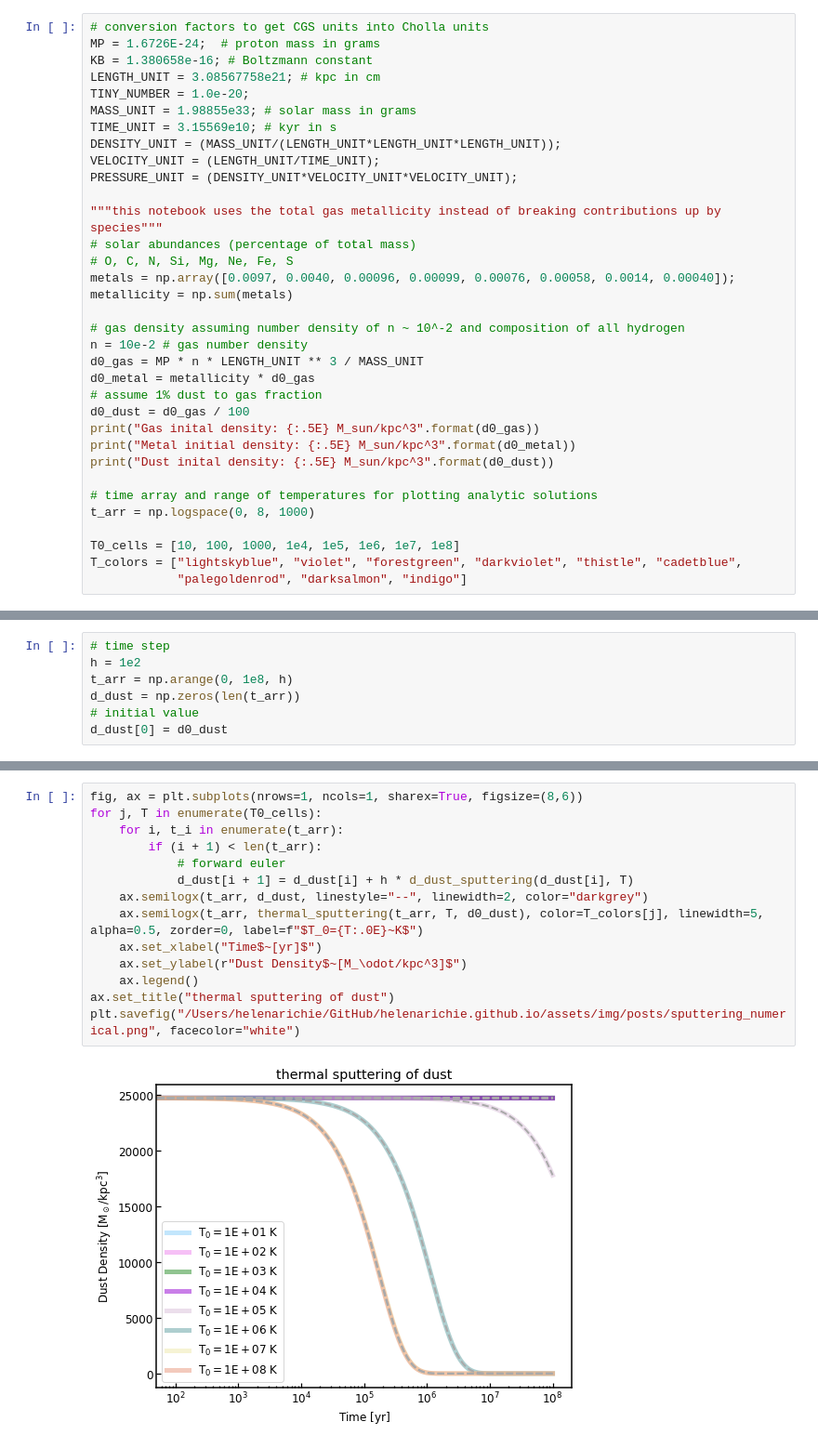
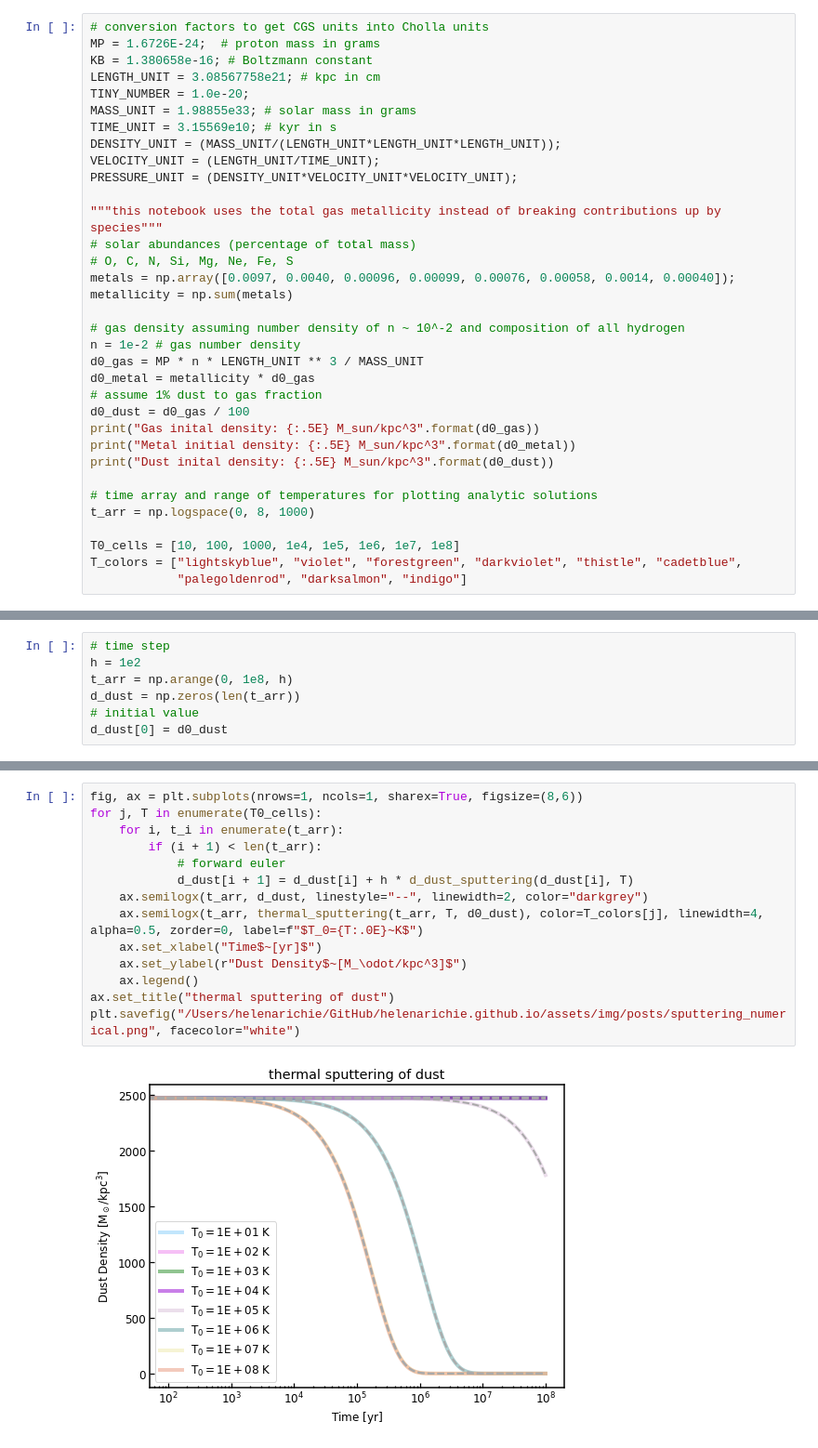
Before and after one commit to helenarichie/my_scripts, a Jupyter notebook: cholla/dust_model/numerical_solution_sputtering.ipynb, the cells around one changed output, grey strips where cells are left out. Shown: that part at 93% size. Saved outputs shown, nothing was run; the diff lists cells and outputs as text.

```diff
--- a/cholla/dust_model/numerical_solution_sputtering.ipynb
+++ b/cholla/dust_model/numerical_solution_sputtering.ipynb
@@ -43,7 +43,7 @@ metals = np.array([0.0097, 0.0040, 0.00096, 0.00099, 0.00076, 0.00058, 0.0014, 0
 metallicity = np.sum(metals)
 
 # gas density assuming number density of n ~ 10^-2 and composition of all hydrogen
-n = 10e-2 # gas number density
+n = 1e-2 # gas number density
 d0_gas = MP * n * LENGTH_UNIT ** 3 / MASS_UNIT
 d0_metal = metallicity * d0_gas
 # assume 1% dust to gas fraction
@@ -114,16 +114,16 @@ plt.savefig("/Users/helenarichie/GitHub/helenarichie.github.io/assets/img/posts/
 # %%
 fig, ax = plt.subplots(nrows=1, ncols=1, sharex=True, figsize=(8,6))
 for j, T in enumerate(T0_cells):
     for i, t_i in enumerate(t_arr):
         if (i + 1) < len(t_arr):
             # forward euler
             d_dust[i + 1] = d_dust[i] + h * d_dust_sputtering(d_dust[i], T)
     ax.semilogx(t_arr, d_dust, linestyle="--", linewidth=2, color="darkgrey")
-    ax.semilogx(t_arr, thermal_sputtering(t_arr, T, d0_dust), color=T_colors[j], linewidth=5, alpha=0.5, zorder=0, label=f"$T_0={T:.0E}~K$")
+    ax.semilogx(t_arr, thermal_sputtering(t_arr, T, d0_dust), color=T_colors[j], linewidth=4, alpha=0.5, zorder=0, label=f"$T_0={T:.0E}~K$")
     ax.set_xlabel("Time$~[yr]$")
     ax.set_ylabel(r"Dust Density$~[M_\odot/kpc^3]$")
     ax.legend()
 ax.set_title("thermal sputtering of dust")
 plt.savefig("/Users/helenarichie/GitHub/helenarichie.github.io/assets/img/posts/sputtering_numerical.png", facecolor="white")
 # %% [output]
-[figure, old version]
+[figure, new version]
```
Also changed, not shown: parts of 2 cells of this notebook, 1 other file.
